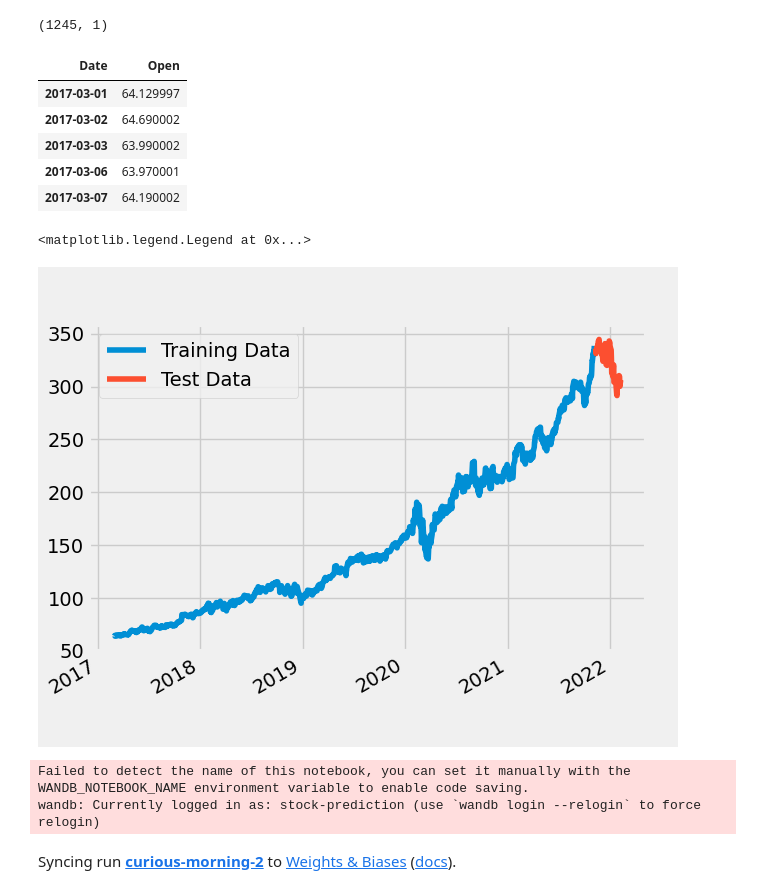
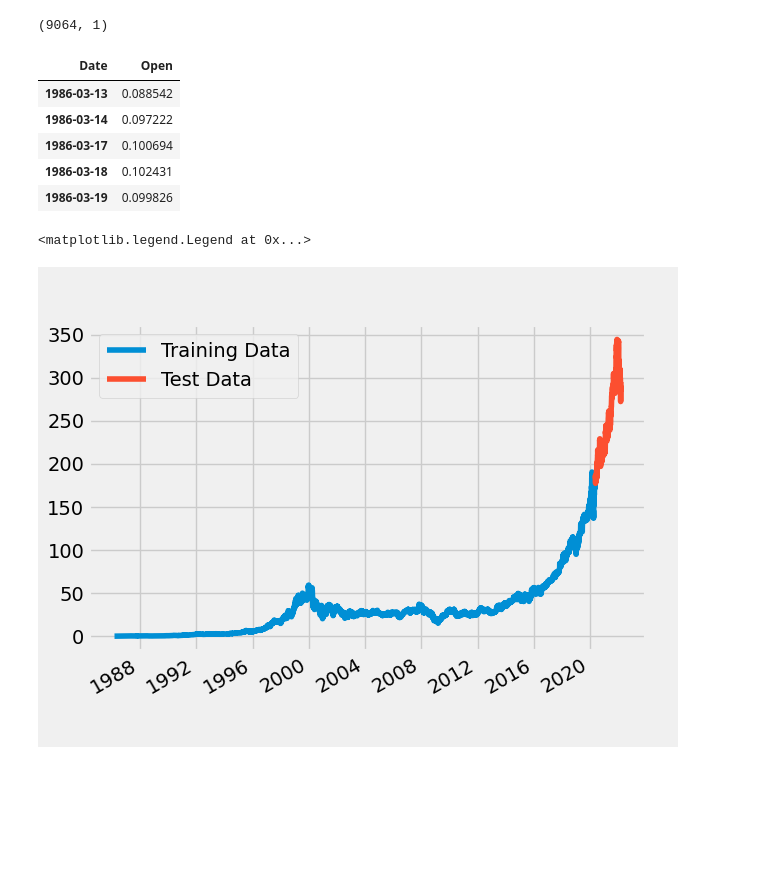
Before and after one commit to amangalampalli/stock-market-predictions, a Jupyter notebook: stock_market_predictions/forecasting/prediction/MSFT-LSTM.ipynb, the cells around one changed output. Saved outputs shown, nothing was run; the diff lists cells and outputs as text; code cells hidden in the pictures; blank space fills up the shorter version.

```diff
--- a/stock_market_predictions/forecasting/prediction/MSFT-LSTM.ipynb
+++ b/stock_market_predictions/forecasting/prediction/MSFT-LSTM.ipynb
@@ -12,22 +12,22 @@ from os.path import abspath
 import warnings
 warnings.filterwarnings("ignore")
 # %%
-df = pd.read_csv(abspath('../../../data/MSFT/MSFT-5-Year.csv'), index_col=0, parse_dates=['Date'])
+df = pd.read_csv(abspath('../../../data/MSFT/MSFT.csv'), index_col=0, parse_dates=['Date'])
 
 df.columns.name = df.index.name
 df.index.name = None
 
 df = df.filter(['Date', 'Open'])
 print(df.shape)
 df.head()
 # %% [output]
-(1245, 1)
+(9064, 1)
 | Date | Open |
-| 2017-03-01 | 64.129997 |
-| 2017-03-02 | 64.690002 |
-| 2017-03-03 | 63.990002 |
-| 2017-03-06 | 63.970001 |
-| 2017-03-07 | 64.190002 |
+| 1986-03-13 | 0.088542 |
+| 1986-03-14 | 0.097222 |
+| 1986-03-17 | 0.100694 |
+| 1986-03-18 | 0.102431 |
+| 1986-03-19 | 0.099826 |
 # %%
 # Split the df into a training set and a test set
 from sklearn.model_selection import train_test_split
@@ -43,23 +43,13 @@ test_set.Open.plot(label='Test Data')
 plt.legend()
 # %% [output]
 <matplotlib.legend.Legend at 0x...>
-[figure, old version]
+[figure, new version]
 # %%
 from sklearn.preprocessing import MinMaxScaler
 
 transformer = MinMaxScaler()
 train_scaled = transformer.fit_transform(train_set)
 test_scaled = transformer.fit_transform(test_set)
-# %%
-import wandb
-
-run = wandb.init()
-artifact = run.use_artifact('alpheron/stock-predictions-alltime/Time-Series:v2', type='model')
-artifact_dir = artifact.download()
-# %% [output]
-Failed to detect the name of this notebook, you can set it manually with the WANDB_NOTEBOOK_NAME environment variable to enable code saving.
-wandb: Currently logged in as: stock-prediction (use `wandb login --relogin` to force relogin)
-Syncing run curious-morning-2 to Weights & Biases (docs).
 # %%
 from tensorflow import keras
 
```
Also changed, not shown: parts of 10 cells of this notebook, 6 other files.
